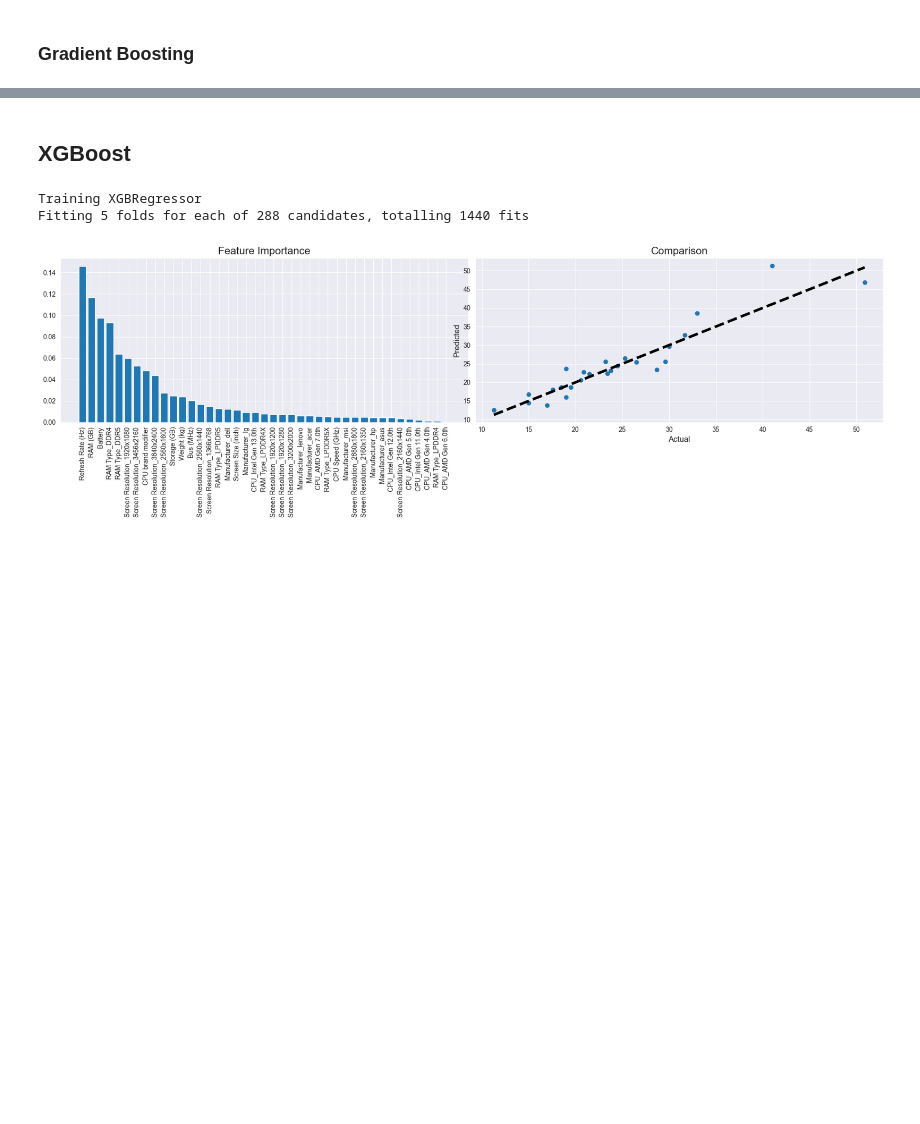
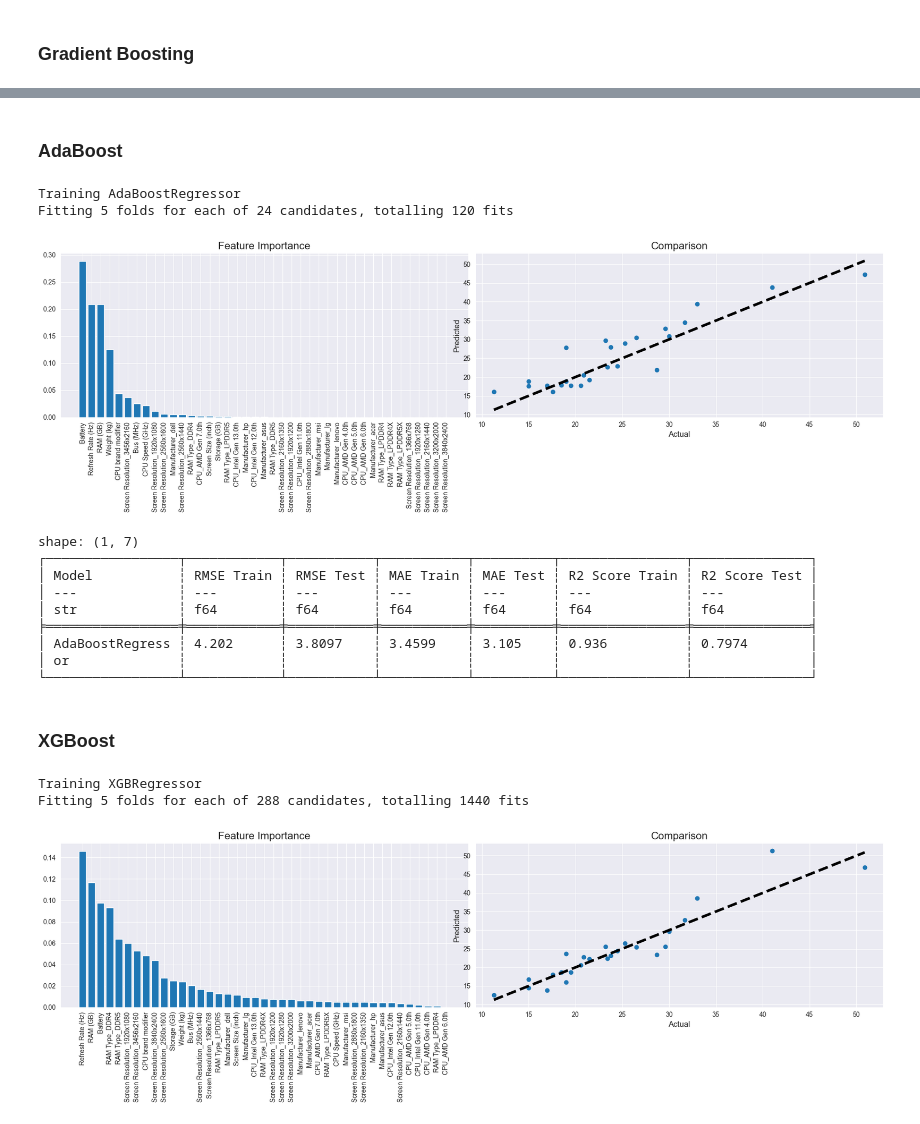
Before and after one commit to cristiano2003/laptop-price-prediction, a Jupyter notebook: notebook/train.ipynb, the cells around one changed output, grey strips where cells are left out. Cells and saved outputs as stored; diff of their text form; code cells hidden in the pictures; blank space fills up the shorter version.

```diff
--- a/notebook/train.ipynb
+++ b/notebook/train.ipynb
@@ -112,7 +139,34 @@ shape: (1, 7)
 │ gRegressor      ┆            ┆           ┆           ┆          ┆                ┆               │
 └─────────────────┴────────────┴───────────┴───────────┴──────────┴────────────────┴───────────────┘
+# %% [markdown]
+### AdaBoost
+# %%
+ada_params = {
+    'n_estimators': [100,200,300,500],
+    'learning_rate': [0.1,0.01],
+    'loss': ['linear', 'square', 'exponential'],
+    'random_state': [42]
+}
+# %%
+ada_model = LaptopPredictionModel(
+    model="ada", params=ada_params, columns=columns
+)
+ada_metrics = ada_model.fit(X_train, X_test, y_train, y_test)
+# %% [output]
+Training AdaBoostRegressor
+Fitting 5 folds for each of 24 candidates, totalling 120 fits
+[figure, added]
+shape: (1, 7)
+┌─────────────────┬────────────┬───────────┬───────────┬──────────┬────────────────┬───────────────┐
+│ Model           ┆ RMSE Train ┆ RMSE Test ┆ MAE Train ┆ MAE Test ┆ R2 Score Train ┆ R2 Score Test │
+│ ---             ┆ ---        ┆ ---       ┆ ---       ┆ ---      ┆ ---            ┆ ---           │
+│ str             ┆ f64        ┆ f64       ┆ f64       ┆ f64      ┆ f64            ┆ f64           │
+╞═════════════════╪════════════╪═══════════╪═══════════╪══════════╪════════════════╪═══════════════╡
+│ AdaBoostRegress ┆ 4.202      ┆ 3.8097    ┆ 3.4599    ┆ 3.105    ┆ 0.936          ┆ 0.7974        │
+│ or              ┆            ┆           ┆           ┆          ┆                ┆               │
+└─────────────────┴────────────┴───────────┴───────────┴──────────┴────────────────┴───────────────┘
 # %% [markdown]
-## XGBoost
+### XGBoost
 # %%
 xgb_params = {
     'learning_rate': [0.01, 0.1],
```
Also changed, not shown: parts of 7 cells of this notebook, 5 other files.
